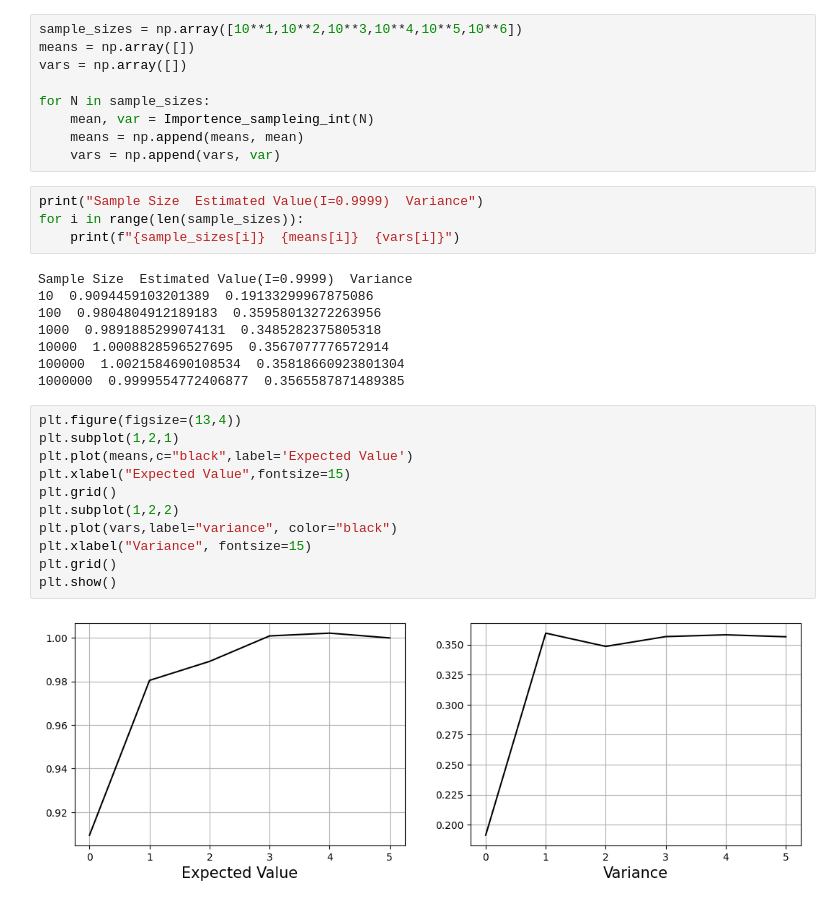
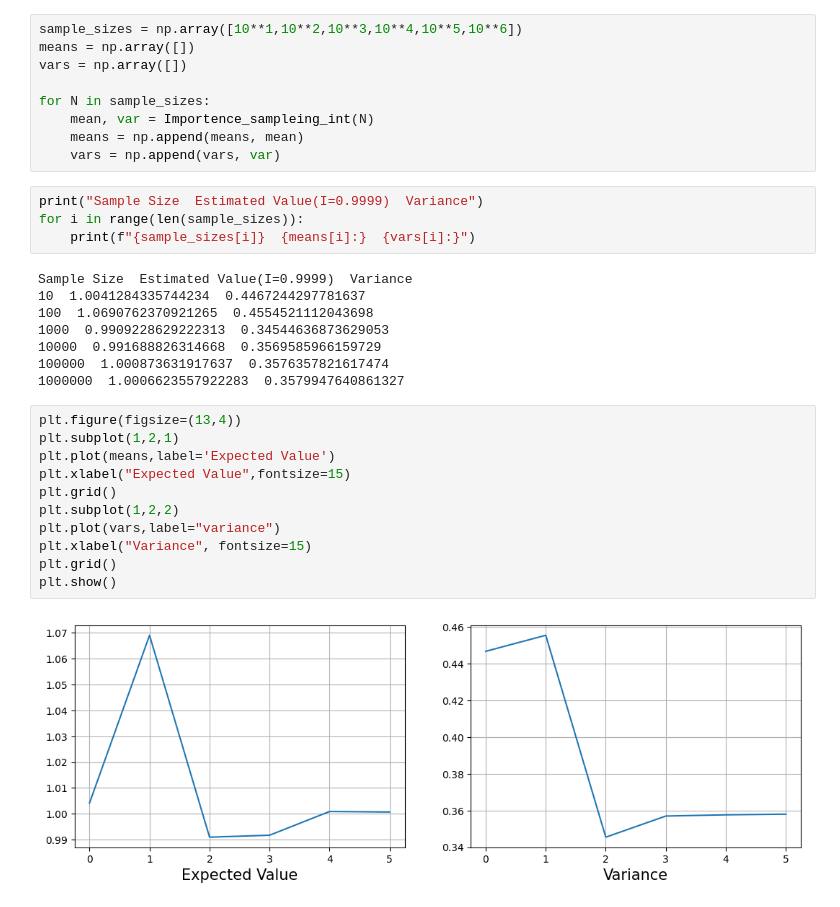
Before and after one commit to AzmainBiswas/Monte_Carlo, a Jupyter notebook: importance sampeling/Importance Sampling.ipynb, the cells around one changed output. Saved outputs shown, nothing was run; the diff lists cells and outputs as text.

```diff
--- a/importance sampeling/Importance Sampling.ipynb
+++ b/importance sampeling/Importance Sampling.ipynb
@@ -142,25 +142,25 @@ for N in sample_sizes:
 # %%
 print("Sample Size  Estimated Value(I=0.9999)  Variance")
 for i in range(len(sample_sizes)):
-    print(f"{sample_sizes[i]}  {means[i]}  {vars[i]}")
+    print(f"{sample_sizes[i]}  {means[i]:}  {vars[i]:}")
 # %% [output]
 Sample Size  Estimated Value(I=0.9999)  Variance
-10  0.9094459103201389  0.19133299967875086
-100  0.9804804912189183  0.35958013272263956
-1000  0.9891885299074131  0.3485282375805318
-10000  1.0008828596527695  0.3567077776572914
-100000  1.0021584690108534  0.35818660923801304
-1000000  0.9999554772406877  0.3565587871489385
+10  1.0041284335744234  0.4467244297781637
+100  1.0690762370921265  0.4554521112043698
+1000  0.9909228629222313  0.34544636873629053
+10000  0.991688826314668  0.3569585966159729
+100000  1.000873631917637  0.3576357821617474
+1000000  1.0006623557922283  0.3579947640861327
 # %%
 plt.figure(figsize=(13,4))
 plt.subplot(1,2,1)
-plt.plot(means,c="black",label='Expected Value')
+plt.plot(means,label='Expected Value')
 plt.xlabel("Expected Value",fontsize=15)
 plt.grid()
 plt.subplot(1,2,2)
-plt.plot(vars,label="variance", color="black")
+plt.plot(vars,label="variance")
 plt.xlabel("Variance", fontsize=15)
 plt.grid()
 plt.show()
 # %% [output]
-[figure, old version]
+[figure, new version]
```
Also changed, not shown: parts of 2 cells of this notebook, 15 other files.
